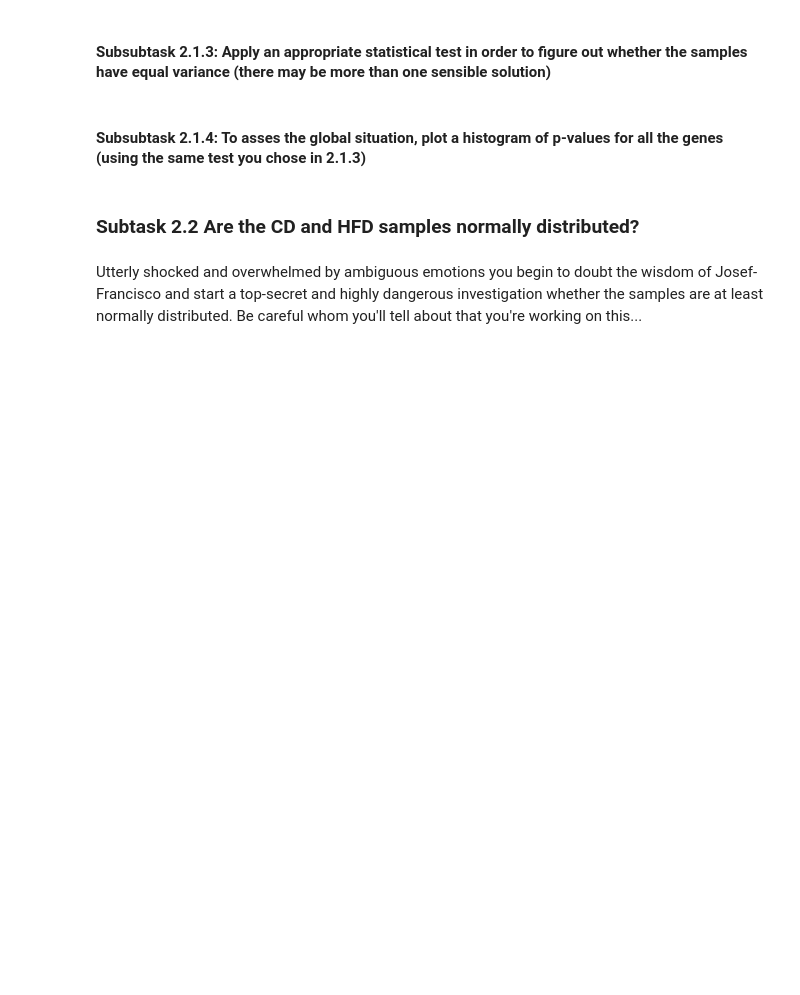
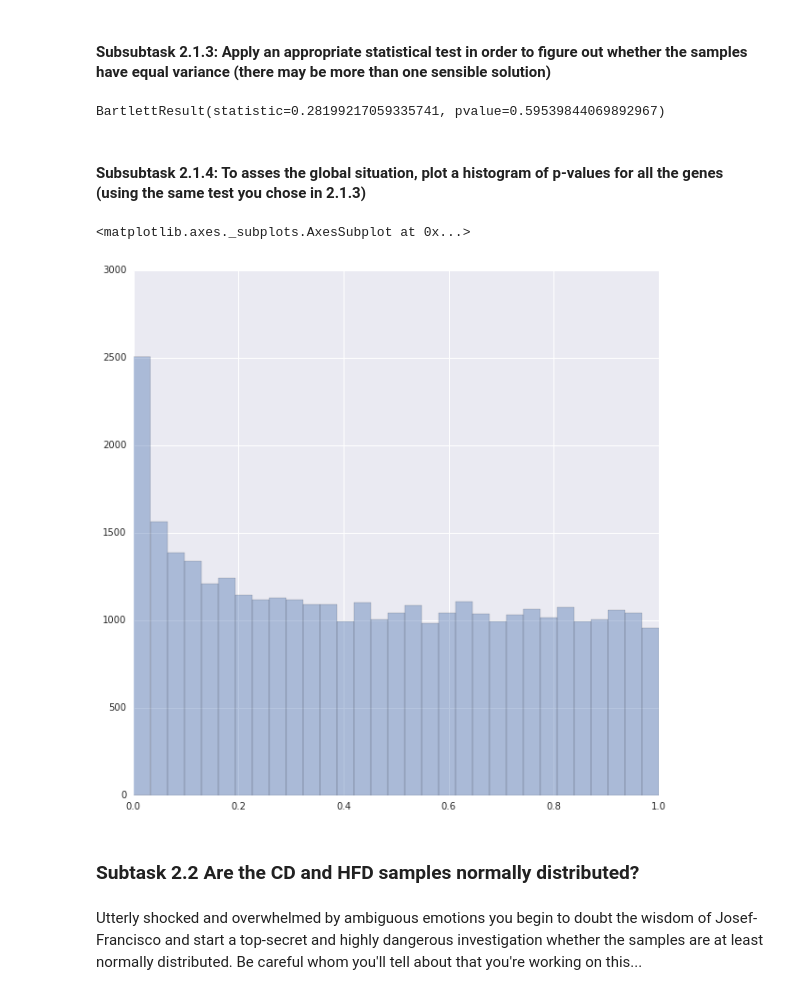
Before and after one commit to Telocontar/IntegratedBioinformatics, a Jupyter notebook: notebooks/DayX_DE_Analysis.ipynb, the cells around one changed output. Saved outputs shown, nothing was run; the diff lists cells and outputs as text; code cells hidden in the pictures; blank space fills up the shorter version.

```diff
--- a/notebooks/DayX_DE_Analysis.ipynb
+++ b/notebooks/DayX_DE_Analysis.ipynb
@@ -192,7 +184,49 @@ todo: schauen welcher eintrag dazu passend; dann entsprechenden anderen diet ein
 # %% [markdown]
 #### Subsubtask 2.1.3: Apply an appropriate statistical test in order to figure out whether the samples have equal variance (there may be more than one sensible solution)
+# %%
+# apply bartlett test:
+stats.bartlett(sample_CD_expr_values, sample_HFD_expr_values)
+# %% [output]
+BartlettResult(statistic=0.28199217059335741, pvalue=0.59539844069892967)
 # %% [markdown]
 #### Subsubtask 2.1.4: To asses the global situation, plot a histogram of p-values for all the genes (using the same test you chose in 2.1.3)
+# %%
+def global_test_equal_variance(data_df):
+    ''' This function tests for equal variance for the given dataframe (= applies bartlett test to each row).
+
+        data_df: the dataframe to test for
+
+    '''
+
+    # list to store the result
+    list_of_p_values_ = []
+
+    # iterate over the dataframe
+    for row_ in data_df.index:
+
+        # get the current row
+        gene_ = microarray_data.loc[row_]
+
+        # BXD92_Liver_CD exists only for CD -> remove it
+        gene_dropped = gene_.drop('BXD92_Liver_CD')
+
+        # get the CD and HFD expression values
+        sample_CD_expr_values_ = gene_dropped[51:]
+        sample_HFD_expr_values_ = gene_dropped[10:50]
+
+        # apply bartlett test:
+        list_of_p_values_.append(stats.bartlett(sample_CD_expr_values_, sample_HFD_expr_values_)[1])
+
+    return list_of_p_values_
+# %%
+global_p_values = global_test_equal_variance(microarray_data)
+# %%
+#plt.hist(global_p_values)
+plt.figure(figsize=(10, 10))
+sns.distplot(global_p_values, kde=False)
+# %% [output]
+<matplotlib.axes._subplots.AxesSubplot at 0x...>
+[figure, added]
 # %% [markdown]
 ### Subtask 2.2 Are the CD and HFD samples normally distributed?
 # %% [markdown]
```
Also changed, not shown: parts of 44 cells of this notebook.
